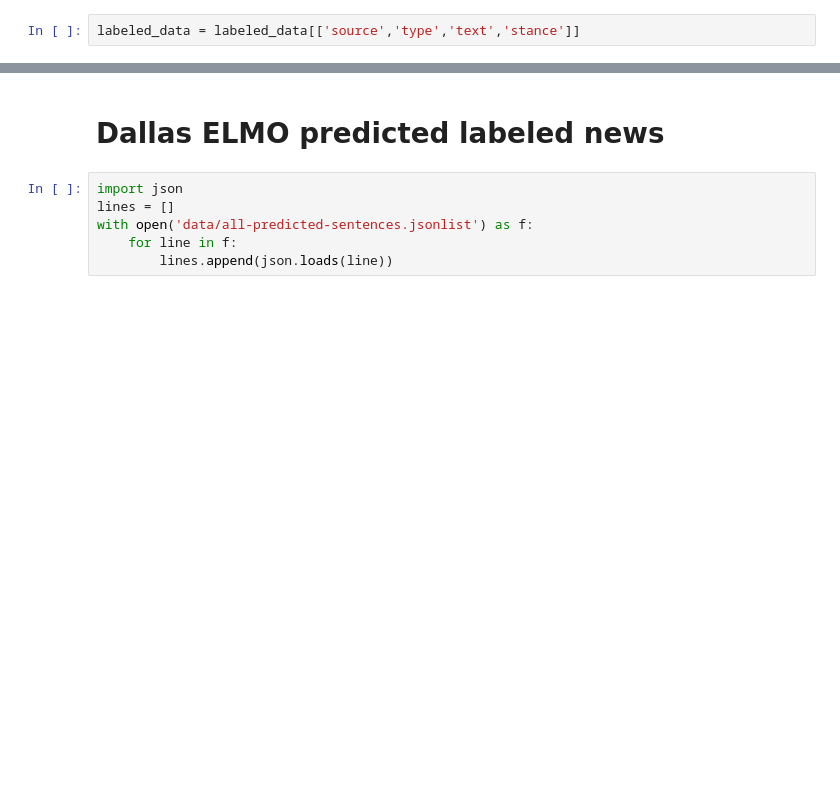
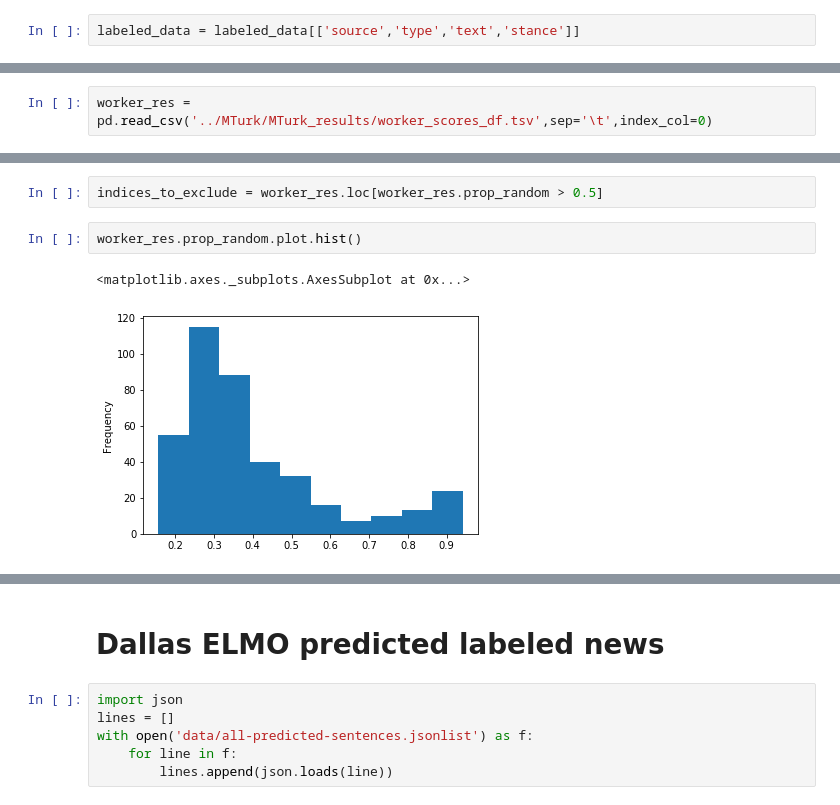
Before and after one commit to yiweiluo/GWStance, a Jupyter notebook: cc_stance/data_creation/Data_creation.ipynb, the cells around one changed output, grey strips where cells are left out. Drawn from its saved outputs; the diff is of its cells as text; blank space fills up the shorter version.

```diff
--- a/cc_stance/data_creation/Data_creation.ipynb
+++ b/cc_stance/data_creation/Data_creation.ipynb
@@ -37,0 +45,2 @@ labeled_data = labeled_data[['source','type','text','stance']]
+# %%
+worker_res = pd.read_csv('../MTurk/MTurk_results/worker_scores_df.tsv',sep='\t',index_col=0)
@@ -37,0 +56,7 @@ labeled_data = labeled_data[['source','type','text','stance']]
+# %%
+indices_to_exclude = worker_res.loc[worker_res.prop_random > 0.5]
+# %%
+worker_res.prop_random.plot.hist()
+# %% [output]
+<matplotlib.axes._subplots.AxesSubplot at 0x...>
+[figure, added]
```
Also changed, not shown: parts of 36 cells of this notebook, 2 other files.
